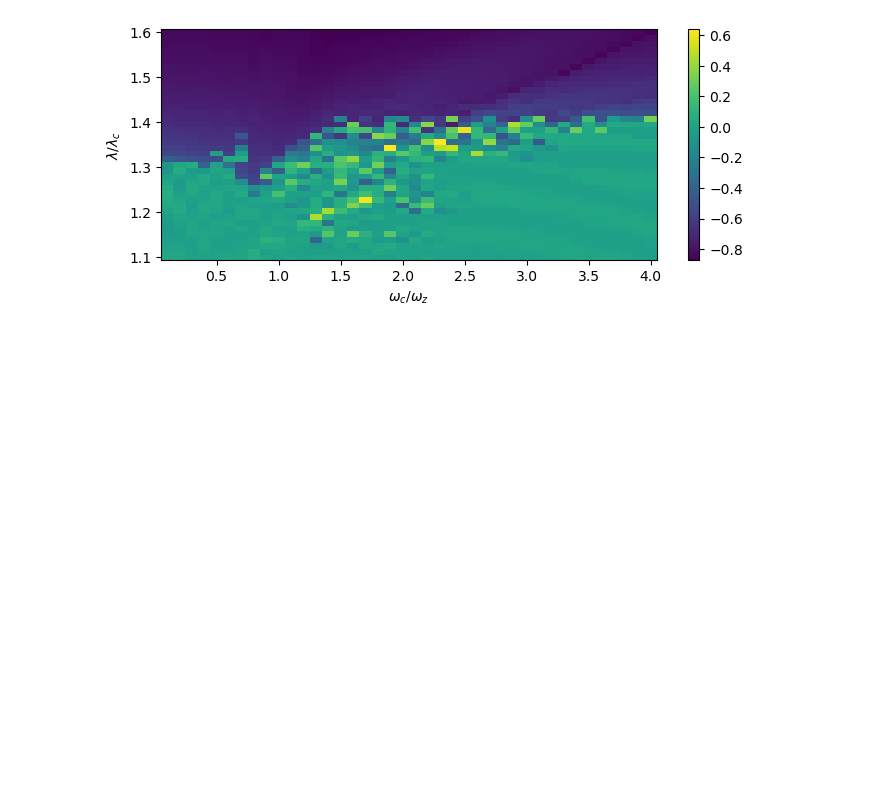
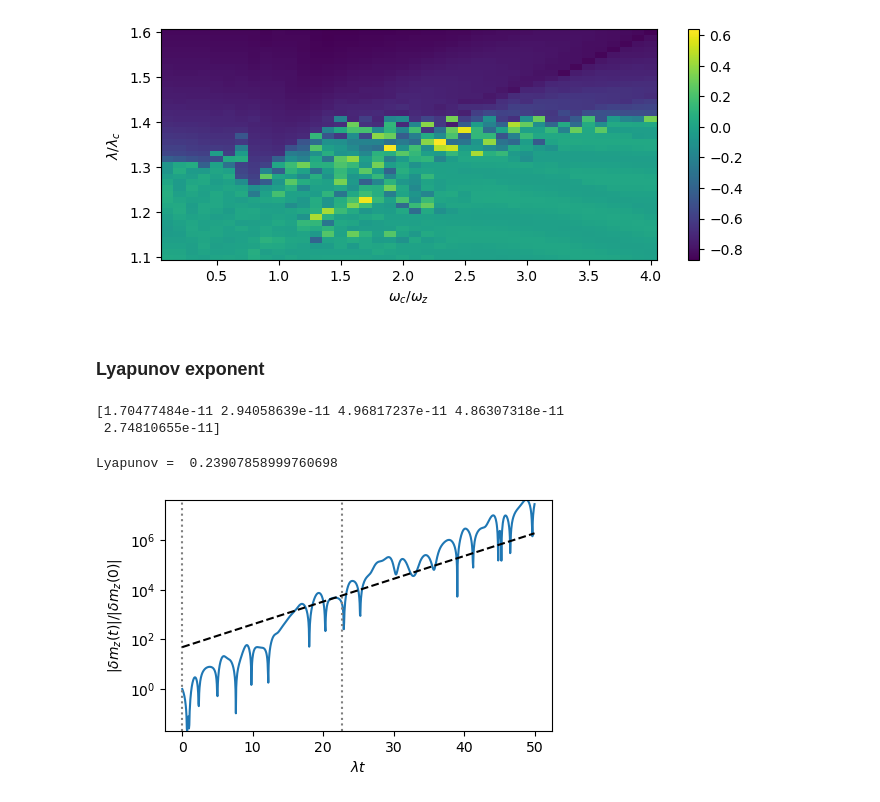
Before and after one commit to chuan97/dicke-dynamics, a Jupyter notebook: non_dissipative.ipynb, the cells around one changed output. Drawn from its saved outputs; the diff is of its cells as text; code cells hidden in the pictures; blank space fills up the shorter version.

Commit message:
Add computation of lyapunov exponent

```diff
--- a/non_dissipative.ipynb
+++ b/non_dissipative.ipynb
@@ -903,3 +913,55 @@ plt.xlabel(r'$\omega_c/\omega_z$')
 plt.show()
 # %% [output]
 [figure]
+# %% [markdown]
+### Lyapunov exponent
+# %%
+plt.rcParams['figure.figsize'] = (5, 3)
+
+wz = 1
+wc = 2 * wz
+lamc = 0.5 * np.sqrt(wc * wz)
+lam = 1.6 * lamc
+
+tmax = 50 / lam
+
+m0 = np.array([-1, 0, 0, 0, 0]) # equilibrium state (ground state) in the deep superradiant phase
+
+t_eval = np.linspace(0, tmax, 1000)
+max_step = 0.01
+sol = solve_ivp(Dicke_classical_eqsmot, (0, tmax), m0, method='RK45', args=(wz, wc, lam, 0), t_eval=t_eval, max_step=max_step)
+
+delta = 0.0000000001
+noise = delta * np.random.rand(5)
+print(noise)
+m0 = np.array([-1, 0, 0, 0, 0]) + noise # equilibrium state (ground state) in the deep superradiant phase
+sol_delta = solve_ivp(Dicke_classical_eqsmot, (0, tmax), m0, method='RK45', args=(wz, wc, lam, 0), t_eval=t_eval, max_step=max_step)
+# %% [output]
+[1.70477484e-11 2.94058639e-11 4.96817237e-11 4.86307318e-11
+ 2.74810655e-11]
+# %%
+idx = 0
+
+def expo(t, a, lam):
+    return a * np.exp(t * lam)
+
+from scipy.optimize import curve_fit
+
+difference = np.abs((sol.y[idx] - sol_delta.y[idx])) / np.abs(noise[idx])
+start = int(lam * 0 * 1000 / 50)
+end = int(lam * 20 * 1000 / 50)
+popt, pcov = curve_fit(expo, sol.t[start:end], difference[start:end], p0=(1, 0.5))
+print('Lyapunov = ', popt[1])
+
+plt.plot(sol.t * lam, difference)
+plt.axvline(sol.t[start] * lam, c='gray', ls='dotted')
+plt.axvline(sol.t[end] * lam, c='gray', ls='dotted')
+plt.plot(sol.t * lam, expo(sol.t, *popt), c='k', ls='dashed')
+plt.yscale('log')
+plt.xlabel(r'$\lambda t$')
+plt.ylabel(r'$|\delta m_z(t)| / |\delta m_z(0)|$')
+plt.ylim(np.amin(difference), np.amax(difference))
+plt.show()
+# %% [output]
+Lyapunov =  0.23907858999760698
+[figure, added]
```
Also changed, not shown: parts of 8 cells of this notebook.
